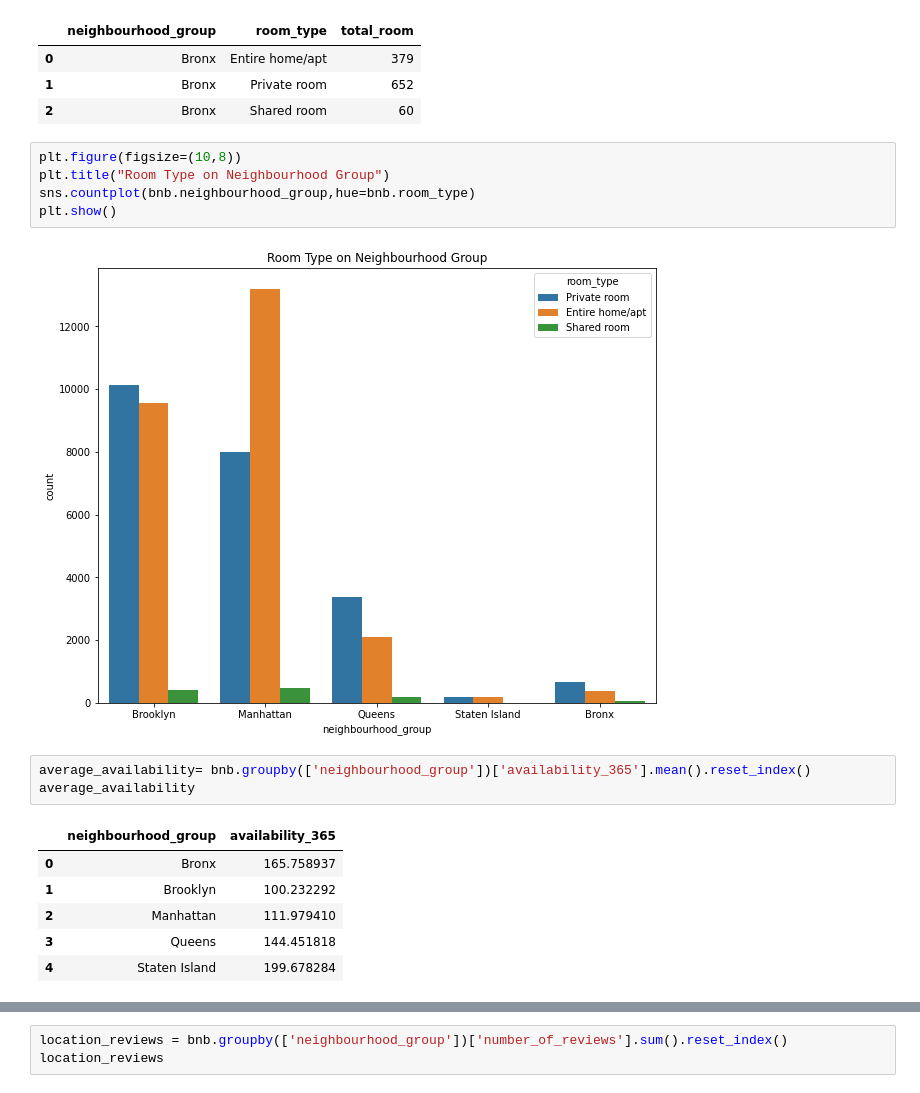
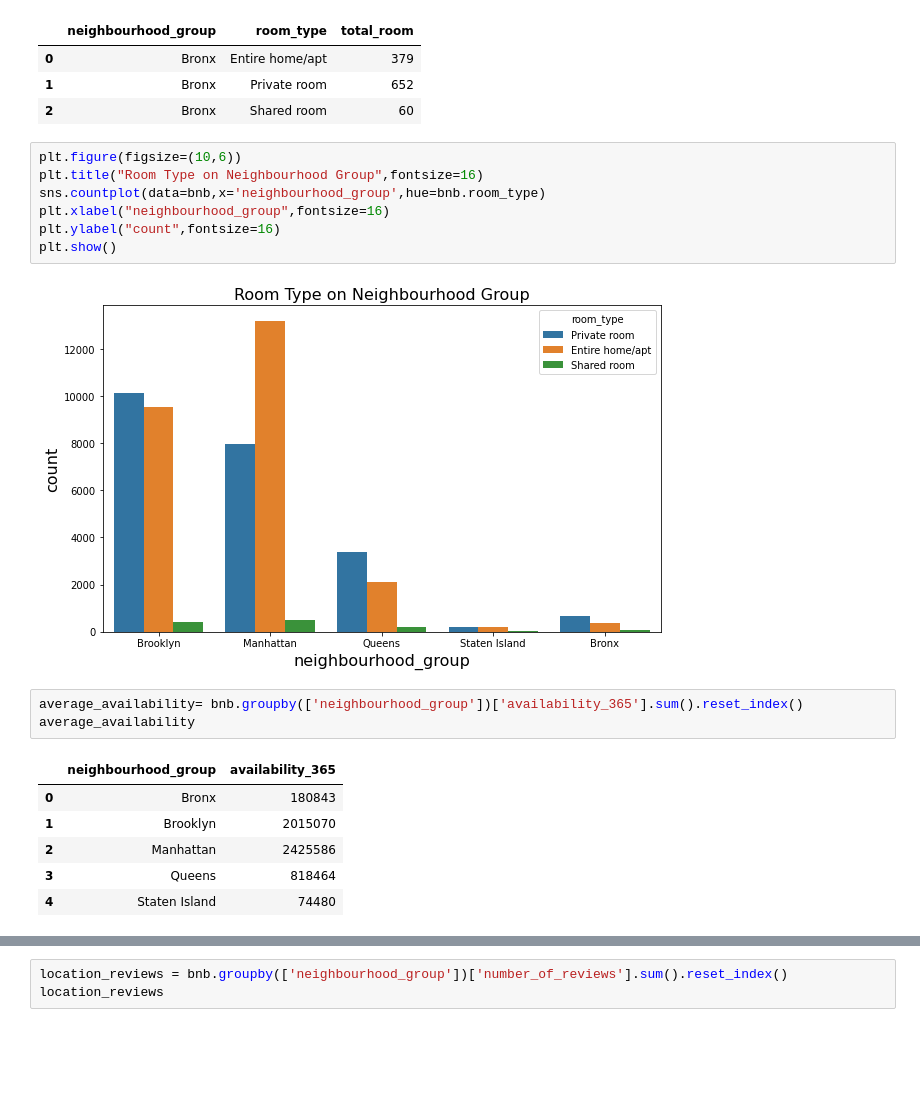
Before and after one commit to Navjotkhatri/Airbnb-Bookings-Analysis, a Jupyter notebook: EDA_Airbnb_Bookings_Analysis_Capstone_Project.ipynb, the cells around one changed output, grey strips where cells are left out. Drawn from its saved outputs; the diff is of its cells as text; blank space fills up the shorter version.

```diff
--- a/EDA_Airbnb_Bookings_Analysis_Capstone_Project.ipynb
+++ b/EDA_Airbnb_Bookings_Analysis_Capstone_Project.ipynb
@@ -207,21 +211,23 @@ bronx_total
 | 1 | Bronx | Private room | 652 |
 | 2 | Bronx | Shared room | 60 |
 # %%
-plt.figure(figsize=(10,8))
-plt.title("Room Type on Neighbourhood Group")
-sns.countplot(bnb.neighbourhood_group,hue=bnb.room_type)
+plt.figure(figsize=(10,6))
+plt.title("Room Type on Neighbourhood Group",fontsize=16)
+sns.countplot(data=bnb,x='neighbourhood_group',hue=bnb.room_type)
+plt.xlabel("neighbourhood_group",fontsize=16)
+plt.ylabel("count",fontsize=16)
 plt.show()
 # %% [output]
-[figure, old version]
+[figure, new version]
 # %%
-average_availability= bnb.groupby(['neighbourhood_group'])['availability_365'].mean().reset_index()
+average_availability= bnb.groupby(['neighbourhood_group'])['availability_365'].sum().reset_index()
 average_availability
 # %% [output]
 |  | neighbourhood_group | availability_365 |
-| 0 | Bronx | 165.758937 |
-| 1 | Brooklyn | 100.232292 |
-| 2 | Manhattan | 111.979410 |
-| 3 | Queens | 144.451818 |
-| 4 | Staten Island | 199.678284 |
+| 0 | Bronx | 180843 |
+| 1 | Brooklyn | 2015070 |
+| 2 | Manhattan | 2425586 |
+| 3 | Queens | 818464 |
+| 4 | Staten Island | 74480 |
 # %%
 
```
Also changed, not shown: parts of 14 cells of this notebook.
